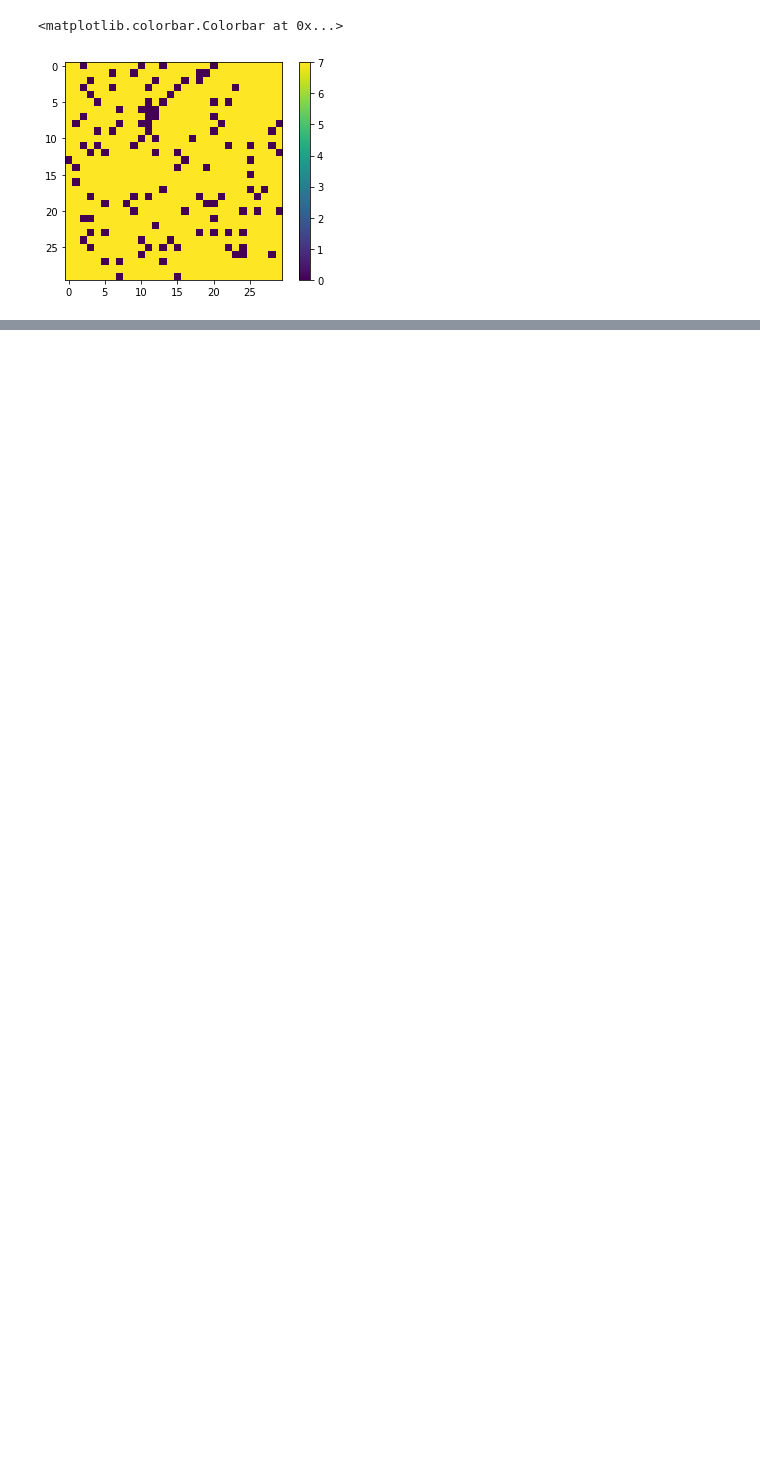
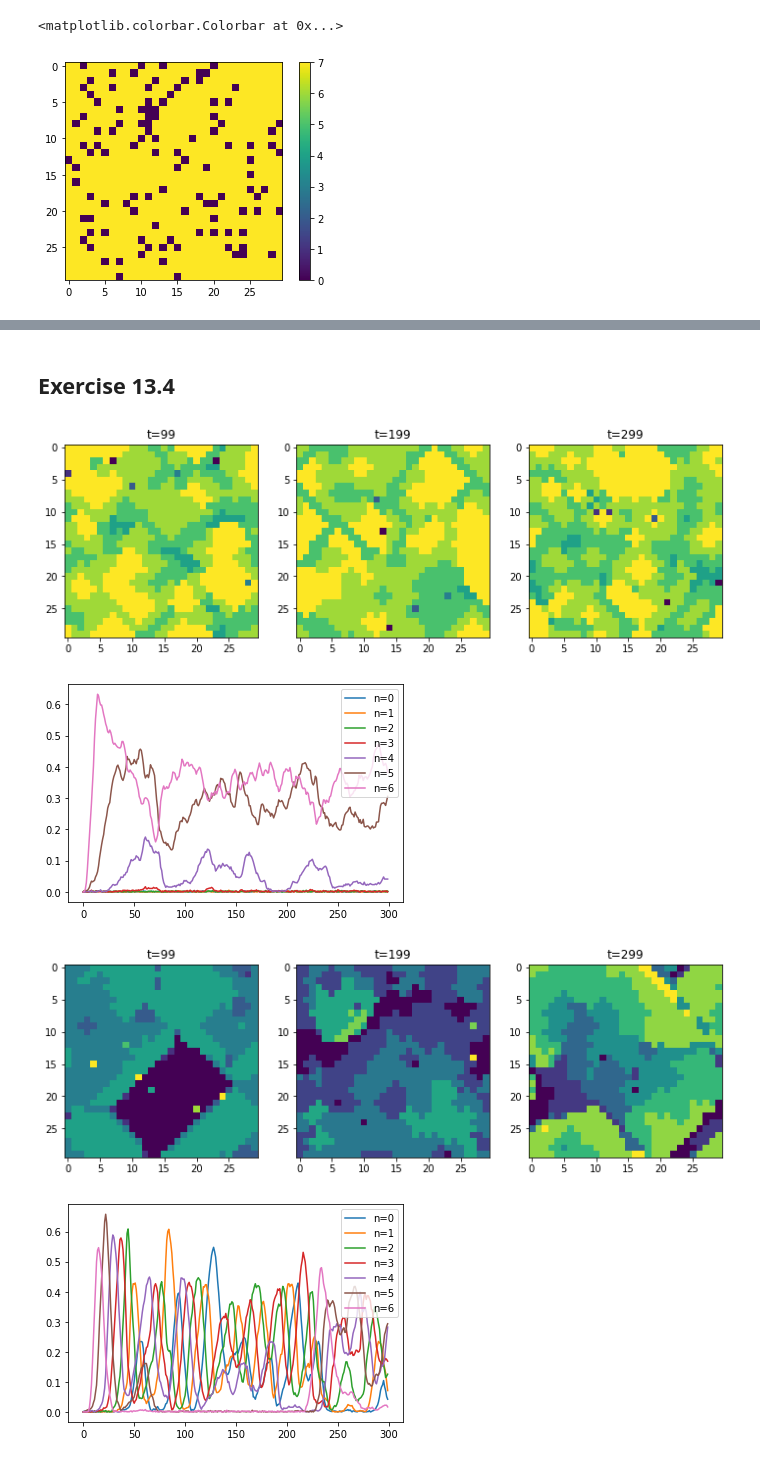
Before and after one commit to gasparyanartur/simulation-of-complex-systems-solutions, a Jupyter notebook: chapter-13/chapter-13.ipynb, the cells around one changed output, grey strips where cells are left out. Drawn from its saved outputs; the diff is of its cells as text; code cells hidden in the pictures; blank space fills up the shorter version.

```diff
--- a/chapter-13/chapter-13.ipynb
+++ b/chapter-13/chapter-13.ipynb
@@ -574,15 +407,0 @@ for i, S in enumerate(Ss):
-# %%
-N = 7
-L = 30
-T = 0
-P = 1
-R = 0.72
-S = 1.5
-mu = 0.01
-n_timesteps = 400
-strats = create_strategy(
-    shape=(L, L),
-    default_value=N,
-    place_values = [(0, [L//2], [L//2])]
-)
-history = run_sim(n_timesteps, strats, N, L, T, P, S, R, mu, binary=False)
@@ -588,0 +571,2 @@ history = run_sim(n_timesteps, strats, N, L, T, P, S, R, mu, binary=False)
+# %% [markdown]
+## Exercise 13.4
@@ -588,0 +620,8 @@ history = run_sim(n_timesteps, strats, N, L, T, P, S, R, mu, binary=False)
+# %%
+for R in [0.4, 0.5, 0.6, 0.7, 0.8]:
+    explore_distribution(R)
+# %% [output]
+[figure, added]
+[figure, added]
+[figure, added]
+[figure, added]
```
Also changed, not shown: parts of 25 cells of this notebook.
